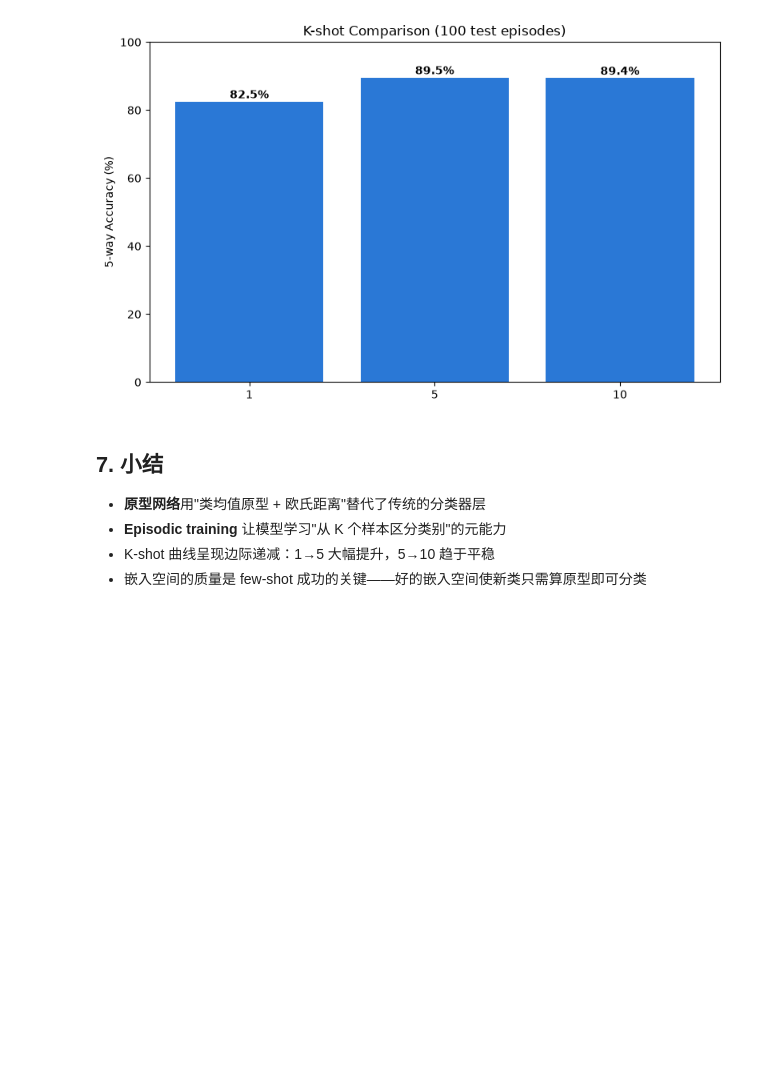
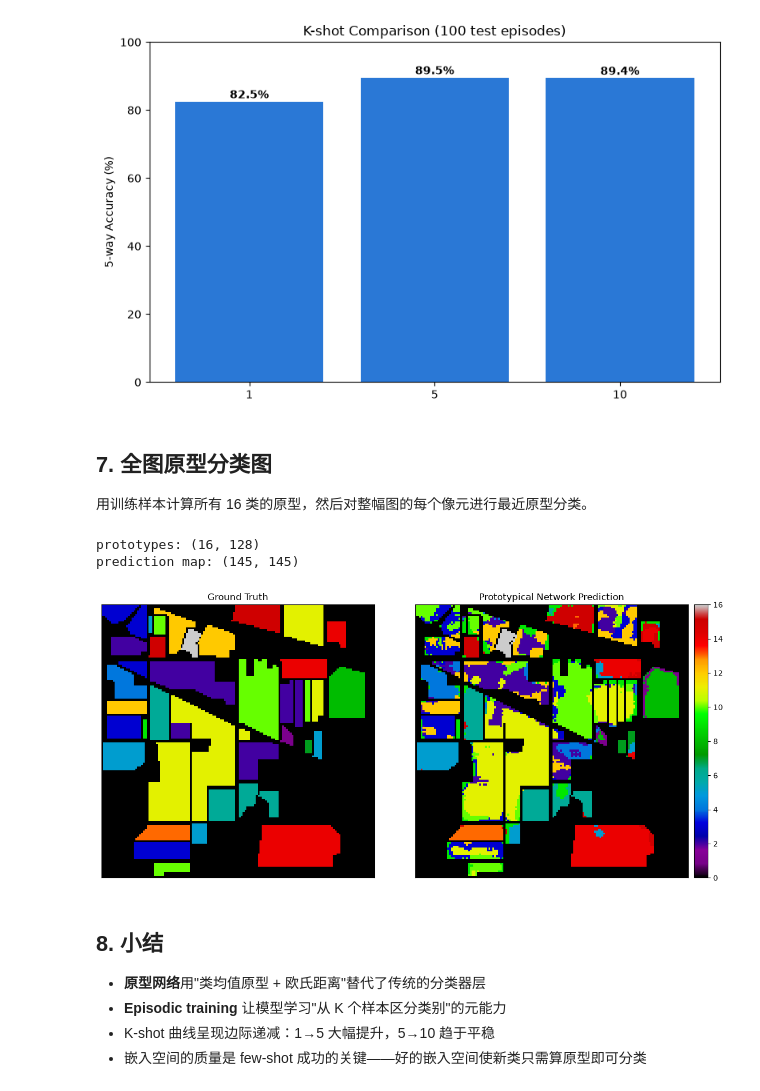
Before and after one commit to masskx/HSI-Learning, a Jupyter notebook: notebooks/16_protonet_teaching.ipynb, the cells around one changed output. Drawn from its saved outputs; the diff is of its cells as text; code cells hidden in the pictures; blank space fills up the shorter version.

```diff
--- a/notebooks/16_protonet_teaching.ipynb
+++ b/notebooks/16_protonet_teaching.ipynb
@@ -277,8 +277,59 @@ plt.show()
 5-shot: 0.8955
 10-shot: 0.8940
 [figure]
+# %% [markdown]
+## 7. 全图原型分类图
+
+用训练样本计算所有 16 类的原型，然后对整幅图的每个像元进行最近原型分类。
+# %%
+# 计算 16 类原型（用训练集嵌入均值）
+encoder.eval()
+train_embs = []
+with torch.no_grad():
+    for start in range(0, len(train_patches), 512):
+        batch = torch.from_numpy(train_patches[start:start+512]).permute(0, 3, 1, 2)
+        train_embs.append(encoder(batch).flatten(1).cpu().numpy())
+train_embs = np.concatenate(train_embs)
+all_prototypes = np.stack([train_embs[y_train == c].mean(0) for c in range(16)])
+print("prototypes:", all_prototypes.shape)
+
+# 全图像元 embedding + 最近原型分类
+all_pos = np.argwhere(np.ones_like(gt, dtype=bool))
+all_p = []
+PAD = 4
+padded_all = np.pad(reduced_scaled, ((PAD, PAD), (PAD, PAD), (0, 0)), mode="constant")
+for k, (r, c) in enumerate(all_pos):
+    all_p.append(padded[r:r+9, c:c+9])
+all_p = np.array(all_p, dtype=np.float32)
+
+all_embs = []
+with torch.no_grad():
+    for start in range(0, len(all_p), 512):
+        batch = torch.from_numpy(all_p[start:start+512]).permute(0, 3, 1, 2)
+        all_embs.append(encoder(batch).flatten(1).cpu().numpy())
+all_embs = np.concatenate(all_embs)
+
+from scipy.spatial.distance import cdist
+dists = cdist(all_embs, all_prototypes)
+pred_map = np.array([np.argmin(d) for d in dists]).reshape(145, 145) + 1
+print("prediction map:", pred_map.shape)
+
+fig, axes = plt.subplots(1, 2, figsize=(12, 5.5))
+axes[0].imshow(gt, cmap="nipy_spectral", vmin=0, vmax=16, interpolation="nearest")
+axes[0].set_title("Ground Truth")
+axes[0].set_xticks([]); axes[0].set_yticks([])
+im = axes[1].imshow(pred_map * (gt > 0), cmap="nipy_spectral", vmin=0, vmax=16, interpolation="nearest")
+axes[1].set_title("Prototypical Network Prediction")
+axes[1].set_xticks([]); axes[1].set_yticks([])
+plt.colorbar(im, ax=axes[1], fraction=0.046, pad=0.02)
+plt.tight_layout()
+plt.show()
+# %% [output]
+prototypes: (16, 128)
+prediction map: (145, 145)
+[figure, added]
 # %% [markdown]
-## 7. 小结
+## 8. 小结
 
 - **原型网络**用"类均值原型 + 欧氏距离"替代了传统的分类器层
 - **Episodic training** 让模型学习"从 K 个样本区分类别"的元能力
```
Also changed, not shown: 2 other files.
